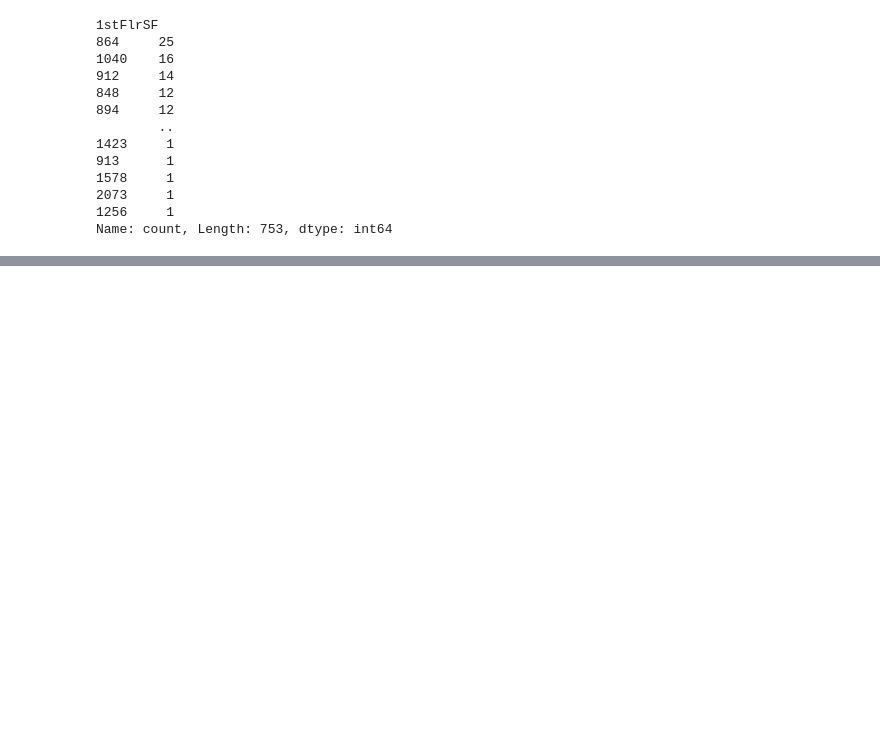
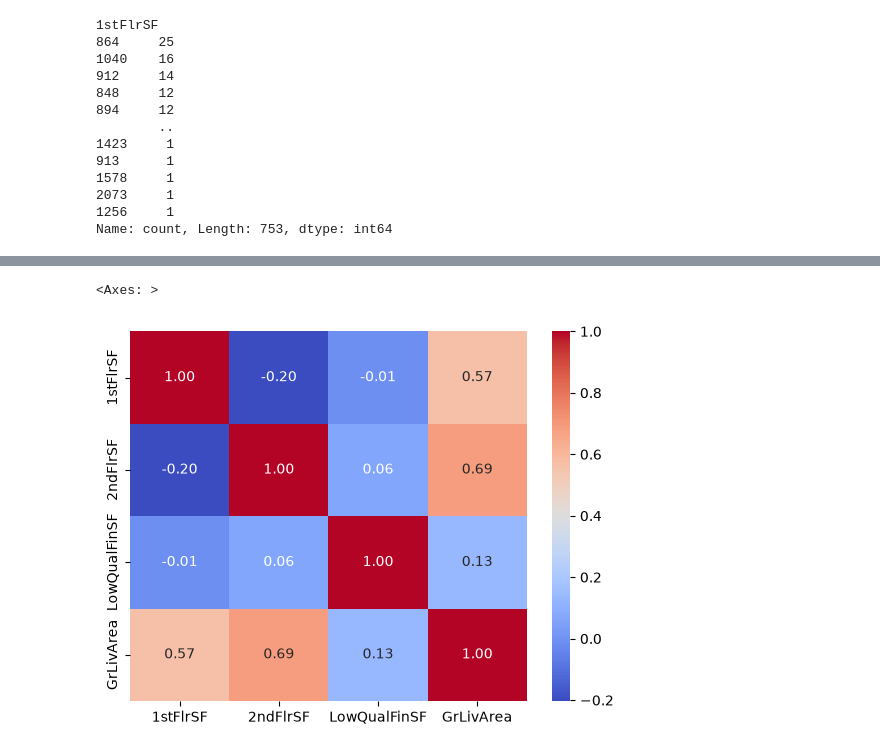
Before and after one commit to FarhanKhan1/MSAI_Machine_Learning, a Jupyter notebook: assignments_1/testing/data_understanding.ipynb, the cells around one changed output, grey strips where cells are left out. Saved outputs shown, nothing was run; the diff lists cells and outputs as text; code cells hidden in the pictures; blank space fills up the shorter version.

```diff
--- a/assignments_1/testing/data_understanding.ipynb
+++ b/assignments_1/testing/data_understanding.ipynb
@@ -210,0 +247,5 @@ Name: count, Length: 753, dtype: int64
+# %%
+sns.heatmap(test_1, annot=True, cmap='coolwarm', fmt=".2f")
+# %% [output]
+<Axes: >
+[figure, added]
```
Also changed, not shown: parts of 19 cells of this notebook, 5 other files.
